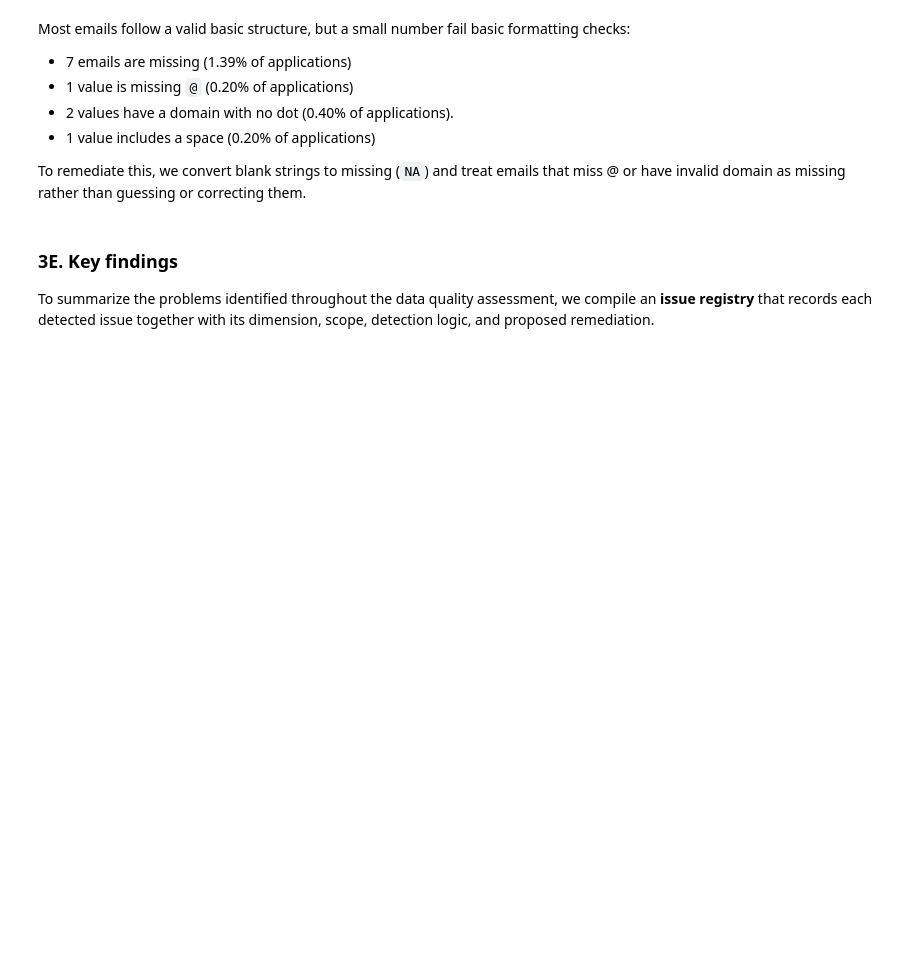
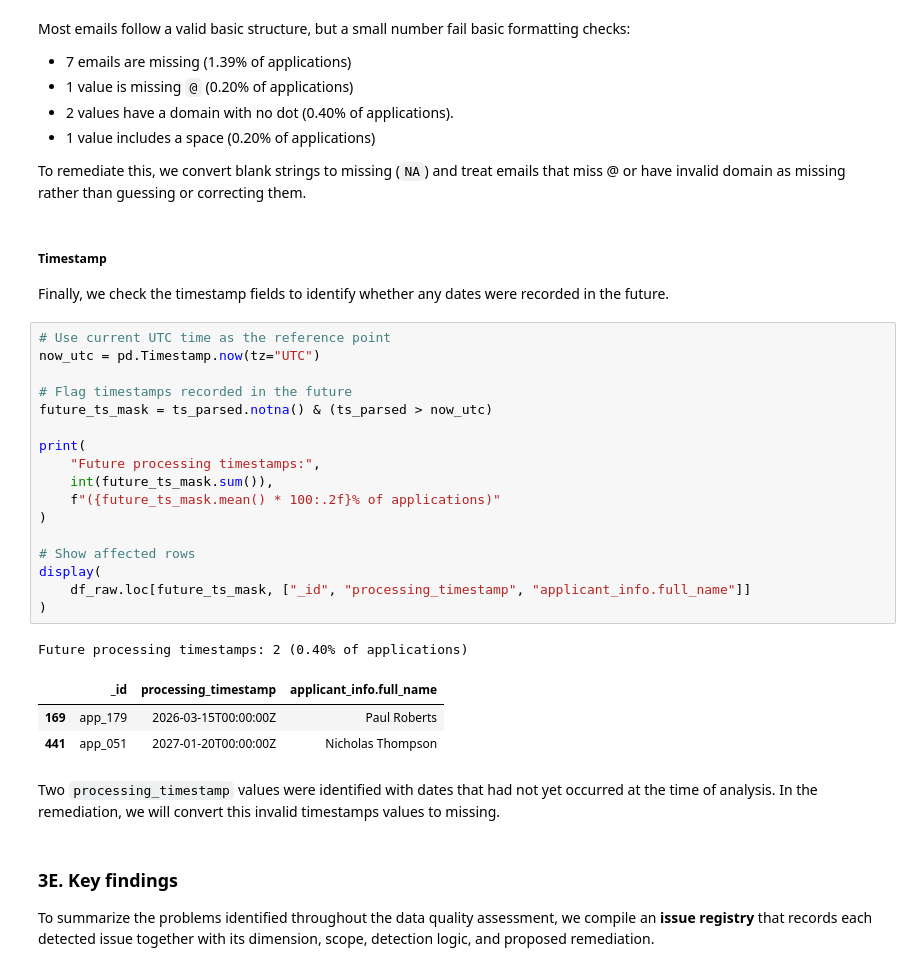
Before and after one commit to catarinapalma01/dego-project-team3, a Jupyter notebook: notebooks/01-data-quality.ipynb, the cells around one changed output. Drawn from its saved outputs; the diff is of its cells as text; blank space fills up the shorter version.

```diff
--- a/notebooks/01-data-quality.ipynb
+++ b/notebooks/01-data-quality.ipynb
@@ -1303,6 +1303,33 @@ Most emails follow a valid basic structure, but a small number fail basic format
 - 1 value includes a space (0.20% of applications)
 
 To remediate this, we convert blank strings to missing (`NA`) and treat emails that miss @ or have invalid domain as missing rather than guessing or correcting them.
+# %% [markdown]
+##### Timestamp
+Finally, we check the timestamp fields to identify whether any dates were recorded in the future.
+# %%
+# Use current UTC time as the reference point
+now_utc = pd.Timestamp.now(tz="UTC")
+
+# Flag timestamps recorded in the future
+future_ts_mask = ts_parsed.notna() & (ts_parsed > now_utc)
+
+print(
+    "Future processing timestamps:",
+    int(future_ts_mask.sum()),
+    f"({future_ts_mask.mean() * 100:.2f}% of applications)"
+)
+
+# Show affected rows
+display(
+    df_raw.loc[future_ts_mask, ["_id", "processing_timestamp", "applicant_info.full_name"]]
+)
+# %% [output]
+Future processing timestamps: 2 (0.40% of applications)
+|  | _id | processing_timestamp | applicant_info.full_name |
+| 169 | app_179 | 2026-03-15T00:00:00Z | Paul Roberts |
+| 441 | app_051 | 2027-01-20T00:00:00Z | Nicholas Thompson |
+# %% [markdown]
+Two `processing_timestamp` values were identified with dates that had not yet occurred at the time of analysis. In the remediation, we will convert this invalid timestamps values to missing.
 # %% [markdown]
 ### 3E. Key findings
 To summarize the problems identified throughout the data quality assessment, we compile an **issue registry** that records each detected issue together with its dimension, scope, detection logic, and proposed remediation.
```
Also changed, not shown: parts of 10 cells of this notebook, 2 other files.
